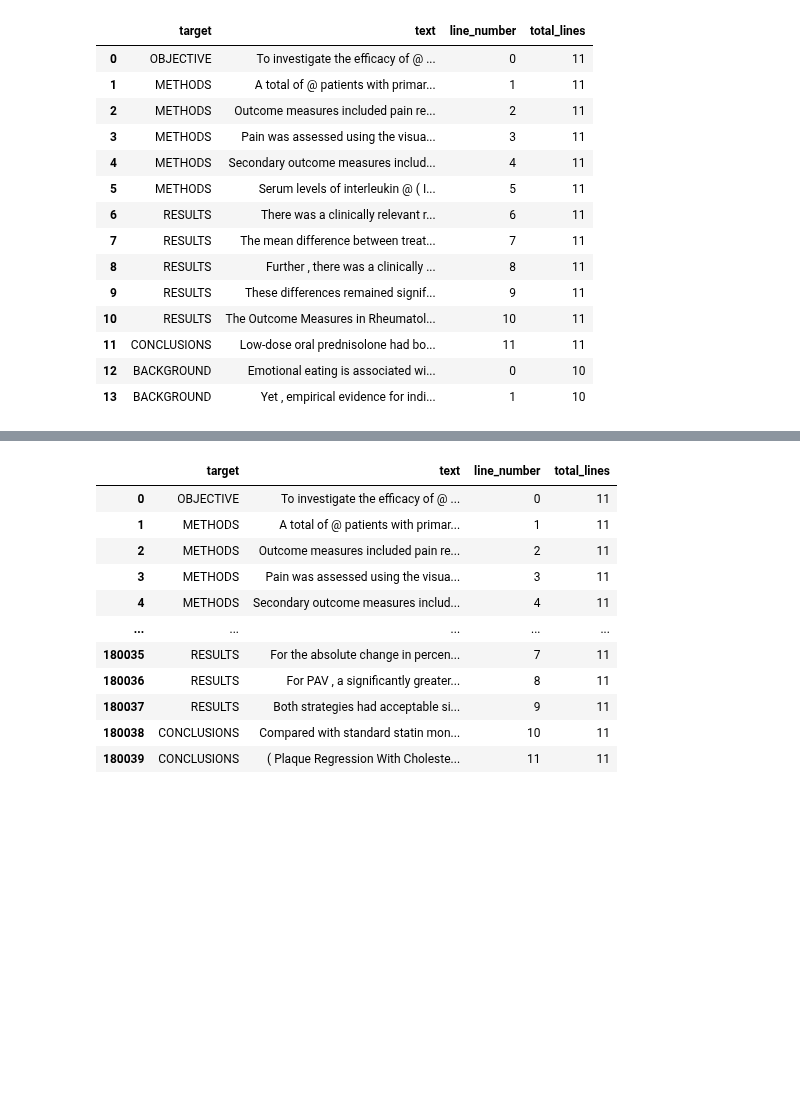
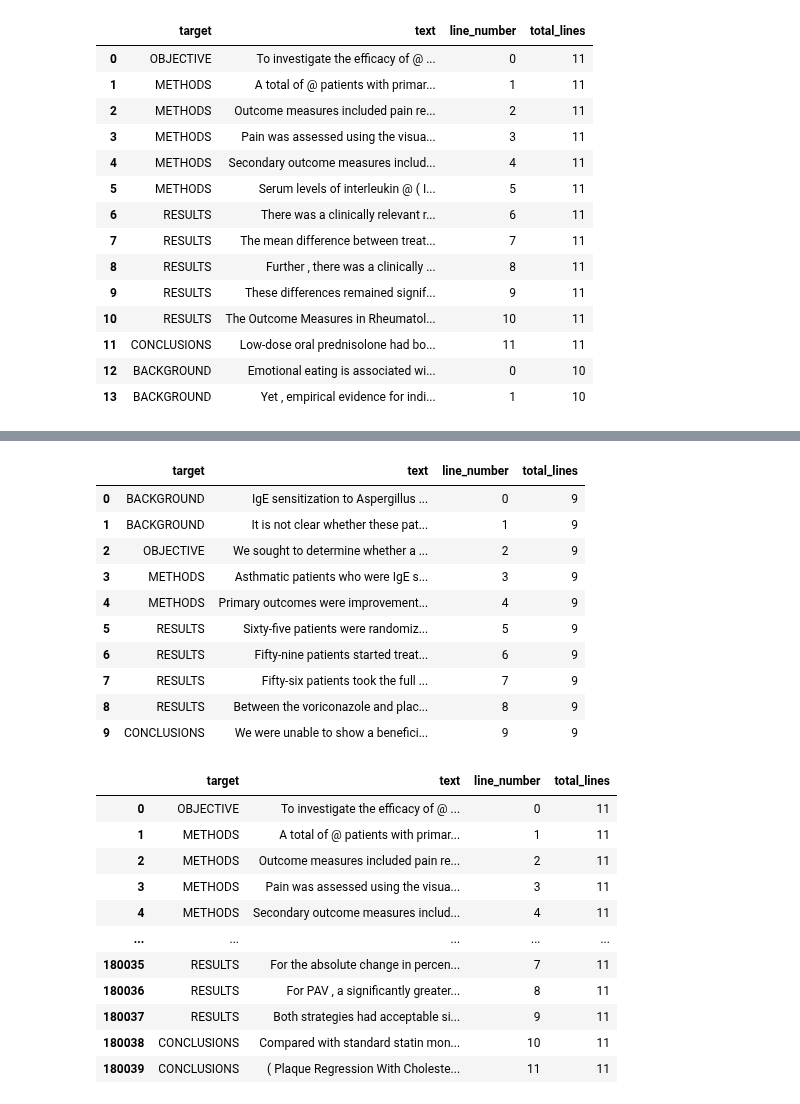
Before and after one commit to mogesTesema/Machine-Learning-Mastery-With-TensorFlow, a Jupyter notebook: NLP/SkimLit milestone project.ipynb, the cells around one changed output, grey strips where cells are left out. Cells and saved outputs as stored; diff of their text form; code cells hidden in the pictures; blank space fills up the shorter version.

```diff
--- a/NLP/SkimLit milestone project.ipynb
+++ b/NLP/SkimLit milestone project.ipynb
@@ -150,3 +167,17 @@ train_data_df.head(14)
+# %%
+val_data_df.head(10)
+# %% [output]
+|  | target | text | line_number | total_lines |
+| 0 | BACKGROUND | IgE sensitization to Aspergillus ... | 0 | 9 |
+| 1 | BACKGROUND | It is not clear whether these pat... | 1 | 9 |
+| 2 | OBJECTIVE | We sought to determine whether a ... | 2 | 9 |
+| 3 | METHODS | Asthmatic patients who were IgE s... | 3 | 9 |
+| 4 | METHODS | Primary outcomes were improvement... | 4 | 9 |
+| 5 | RESULTS | Sixty-five patients were randomiz... | 5 | 9 |
+| 6 | RESULTS | Fifty-nine patients started treat... | 6 | 9 |
+| 7 | RESULTS | Fifty-six patients took the full ... | 7 | 9 |
+| 8 | RESULTS | Between the voriconazole and plac... | 8 | 9 |
+| 9 | CONCLUSIONS | We were unable to show a benefici... | 9 | 9 |
 # %%
 train_data_df
 # %% [output]
```
Also changed, not shown: parts of 8 cells of this notebook.
